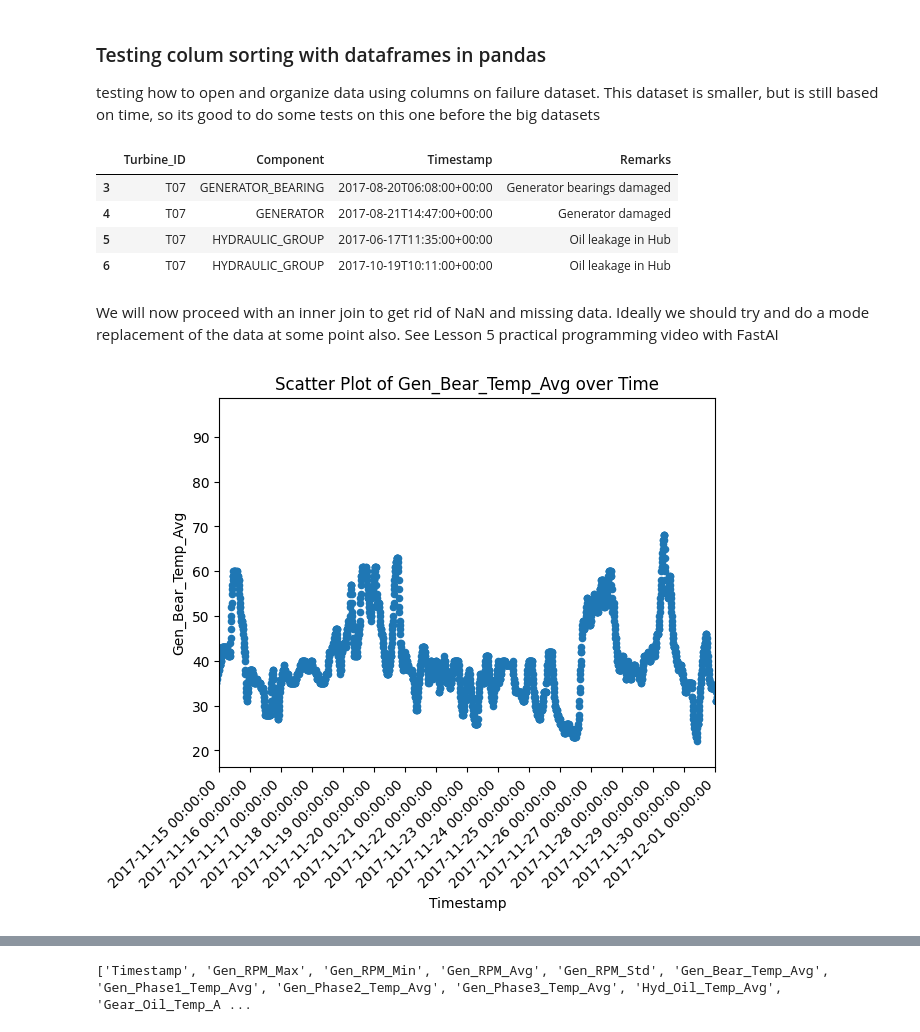
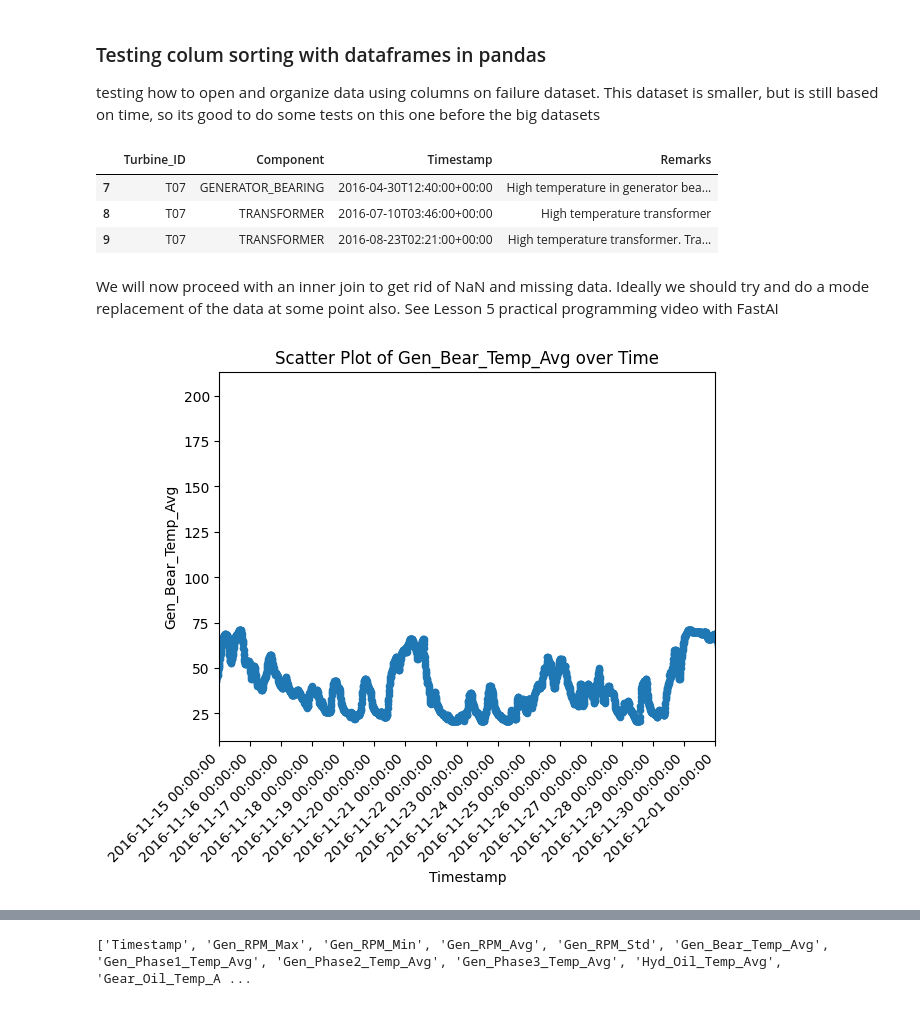
Before and after one commit to Markustho/DAT255-group12, a Jupyter notebook: src/models/Kaggle_notebook.ipynb, the cells around one changed output, grey strips where cells are left out. Drawn from its saved outputs; the diff is of its cells as text; code cells hidden in the pictures.

```diff
--- a/src/models/Kaggle_notebook.ipynb
+++ b/src/models/Kaggle_notebook.ipynb
@@ -67,7 +67,12 @@ elif kaggle:
     DATAFailures = Path("/kaggle/input/turbine-data/opendata-wind-failures-2017.xlsx")
 
 else:
-    DATA = "../../data/processed/Onsite-MetMast-SCADA-data-2017.xlsx"
-    DATAScada = "../../data/processed/Wind-Turbine-SCADA-signals-2017_0.xlsx"
-    DATAFailures = "../../data/processed/opendata-wind-failures-2017.xlsx"
+    DATA17 = "../../data/processed/Onsite-MetMast-SCADA-data-2017.xlsx"
+    DATAScada17 = "../../data/processed/Wind-Turbine-SCADA-signals-2017_0.xlsx"
+    DATAFailures17 = "../../data/processed/opendata-wind-failures-2017.xlsx"
+
+    #data from 2016
+    DATA = "../../data/processed/Onsite-MetMast-SCADA-data-2016.xlsx"
+    DATAScada = "../../data/processed/Wind-Turbine-SCADA-signals-2016.xlsx"
+    DATAFailures = "../../data/processed/Historical-Failure-Logbook-2016.xlsx"
 # %%
@@ -88,8 +95,7 @@ T07Failures = datafailures[datafailures["Turbine_ID"] == "T07"]
 T07Failures # printing to show example of how how it looks. datafailures is only a small file
 # %% [output]
 |  | Turbine_ID | Component | Timestamp | Remarks |
-| 3 | T07 | GENERATOR_BEARING | 2017-08-20T06:08:00+00:00 | Generator bearings damaged |
-| 4 | T07 | GENERATOR | 2017-08-21T14:47:00+00:00 | Generator damaged |
-| 5 | T07 | HYDRAULIC_GROUP | 2017-06-17T11:35:00+00:00 | Oil leakage in Hub |
-| 6 | T07 | HYDRAULIC_GROUP | 2017-10-19T10:11:00+00:00 | Oil leakage in Hub |
+| 7 | T07 | GENERATOR_BEARING | 2016-04-30T12:40:00+00:00 | High temperature in generator bea... |
+| 8 | T07 | TRANSFORMER | 2016-07-10T03:46:00+00:00 | High temperature transformer |
+| 9 | T07 | TRANSFORMER | 2016-08-23T02:21:00+00:00 | High temperature transformer. Tra... |
 # %%
@@ -106,33 +115,33 @@ merged_df_outer_join.isna().sum().to_excel("outer_join.xlsx") #Just checking the
 # %%
 # plotting some data to look for outliers and anomalties in the data itself. Visualize the data
 import matplotlib.pyplot as plt
 import matplotlib.dates as mdates
 
 #for i in merged_df:
 merged_df['Timestamp'] = pd.to_datetime(merged_df['Timestamp'])
 
 ax = merged_df.plot.scatter(x="Timestamp", y="Gen_Bear_Temp_Avg")
 
 # Customize the format of the timestamp on the x-axis
 ax.xaxis.set_major_formatter(mdates.DateFormatter('%Y-%m-%d %H:%M:%S'))
 
 # Optionally, set the locator for more control over tick placement
 ax.xaxis.set_major_locator(mdates.DayLocator())  # You can adjust the locator based on your data frequency
 
 # Rotate x-axis labels for better readability
 plt.xticks(rotation=45, ha='right')
 #Define interval for data
-plt.xlim(pd.Timestamp('2017-11-15'), pd.Timestamp('2017-12-01'))
+plt.xlim(pd.Timestamp('2016-11-15'), pd.Timestamp('2016-12-01'))
 
 # Add labels and title
 plt.xlabel('Timestamp')
 plt.ylabel('Gen_Bear_Temp_Avg')
 plt.title('Scatter Plot of Gen_Bear_Temp_Avg over Time')
 
 # Show the plot
 plt.show()
 # %% [output]
-[figure, old version]
+[figure, new version]
 # %%
 # check the "spread" of the data in a column
 #this is interesting because often we do now want a long tail distribution of our data!
```
Also changed, not shown: parts of 43 cells of this notebook, 1 other file.
